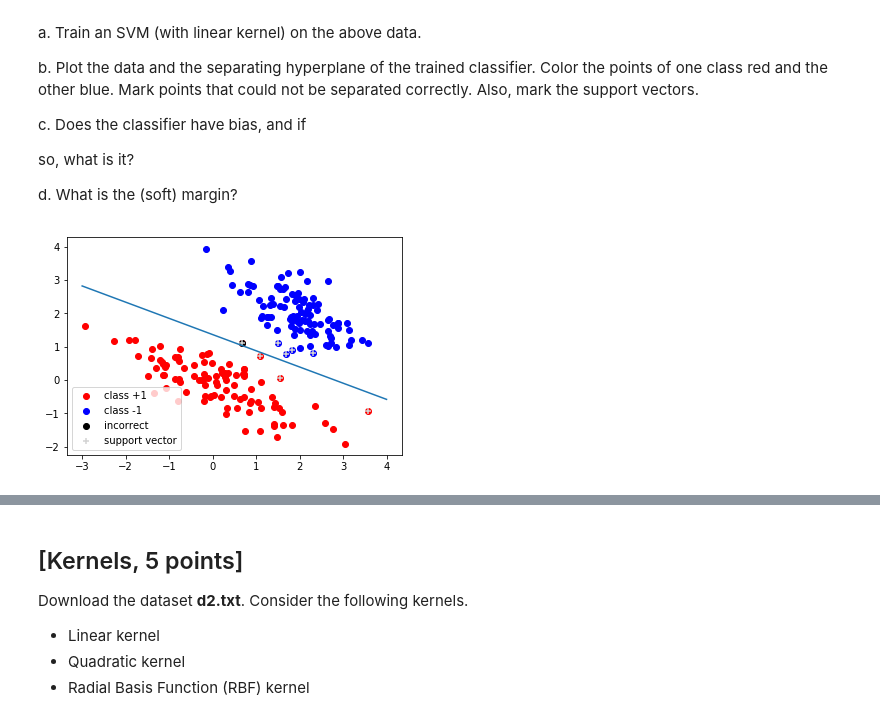
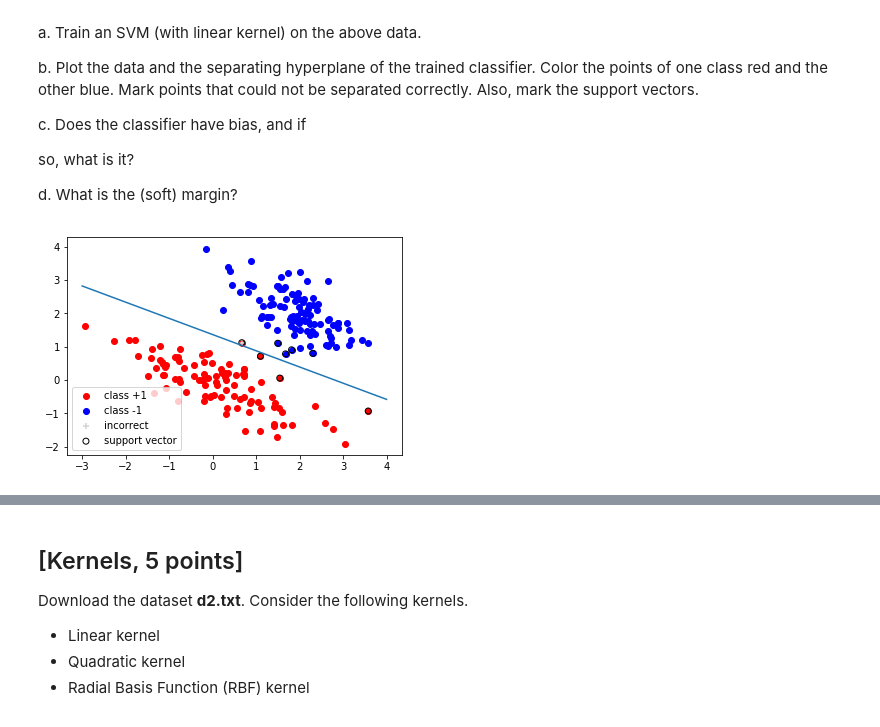
Before and after one commit to vchristoffersson/TDA231, a Jupyter notebook: hw4/hw4.ipynb, the cells around one changed output, grey strips where cells are left out. Drawn from its saved outputs; the diff is of its cells as text; code cells hidden in the pictures.

```diff
--- a/hw4/hw4.ipynb
+++ b/hw4/hw4.ipynb
@@ -180,34 +180,34 @@ W = fitted.coef_[0]
 I = fitted.intercept_
 
 a = -W[0] / W[1]
 b = I[0] / W[1]
 
 x = np.linspace(-3, 4)
 y = a*x - b
 
 #Margin
 margin = 1 / np.sqrt(W[0]*W[0] + W[1]*W[1])
 margin = 2*margin
 
 #Find mislabelled points
 pred = fitted.predict(X)
 fault = [Y != pred]
 faultpoints = X[fault]
 
 support = fitted.support_
 vec = X[support]
 
 
 plt.scatter(Xpos[:,:1], Xpos[:,-1], color='red', label = 'class +1')
 plt.scatter(Xneg[:,:1], Xneg[:,-1], color='blue', label = 'class -1')
-plt.scatter(faultpoints[:,:1], faultpoints[:,-1], color='black', label = 'incorrect')
-plt.scatter(vec[:,:1], vec[:,-1], marker='+', color='lightgray', label = 'support vector')
+plt.scatter(faultpoints[:,:1], faultpoints[:,-1], marker='+', color='lightgray', label = 'incorrect')
+plt.scatter(vec[:,:1], vec[:,-1], edgecolors='black', facecolors='none', label = 'support vector')
 plt.plot(x, y)
 plt.legend()
 plt.show()
 
 print('bias:', I[0])
 print('margin:', margin)
 # %% [output]
-[figure, old version]
+[figure, new version]
 bias: 2.4538428026349837
```
Also changed, not shown: parts of 2 cells of this notebook.
